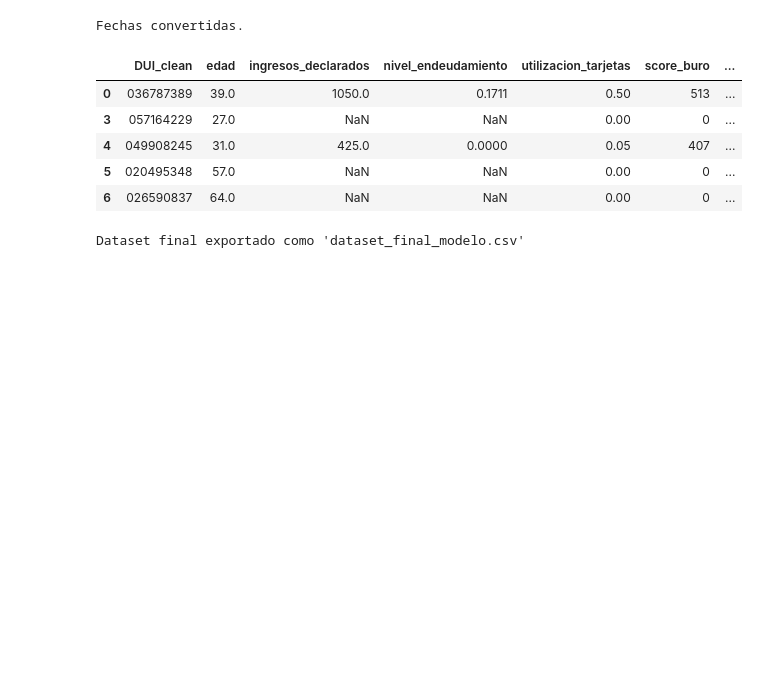
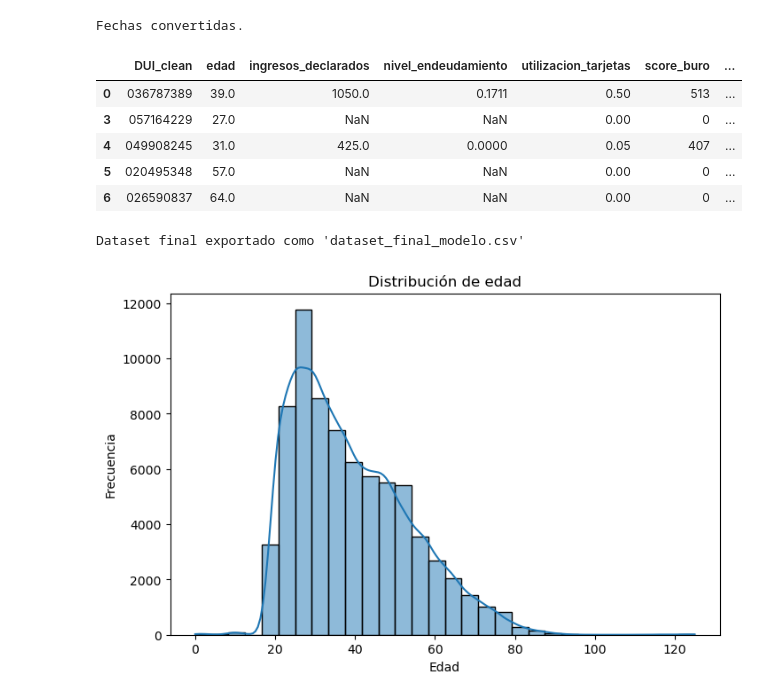
Before and after one commit to jessar98/tfmg10-credit_scoring, a Jupyter notebook: notebooks/experimentation/preprocesamiento_modelo.ipynb, the cells around one changed output. Saved outputs shown, nothing was run; the diff lists cells and outputs as text; code cells hidden in the pictures; blank space fills up the shorter version.

Commit message:
adding graphs

```diff
--- a/notebooks/experimentation/preprocesamiento_modelo.ipynb
+++ b/notebooks/experimentation/preprocesamiento_modelo.ipynb
@@ -186,3 +186,15 @@ df_model.to_csv("dataset_final_modelo.csv", index=False, encoding="utf-8")
 print("Dataset final exportado como 'dataset_final_modelo.csv'")
 # %% [output]
 Dataset final exportado como 'dataset_final_modelo.csv'
+# %%
+import seaborn as sns
+import matplotlib.pyplot as plt
+
+plt.figure(figsize=(8,5))
+sns.histplot(df_model["edad"], bins=30, kde=True)
+plt.title("Distribución de edad")
+plt.xlabel("Edad")
+plt.ylabel("Frecuencia")
+plt.show()
+# %% [output]
+[figure, added]
```
Also changed, not shown: parts of 5 cells of this notebook.
